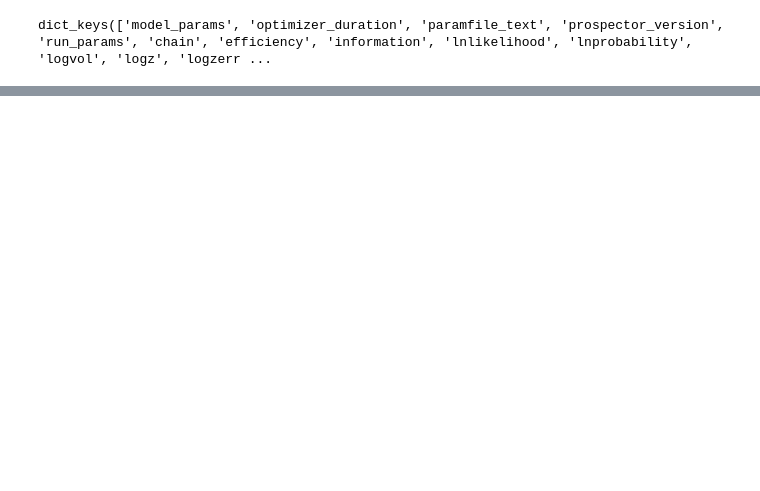
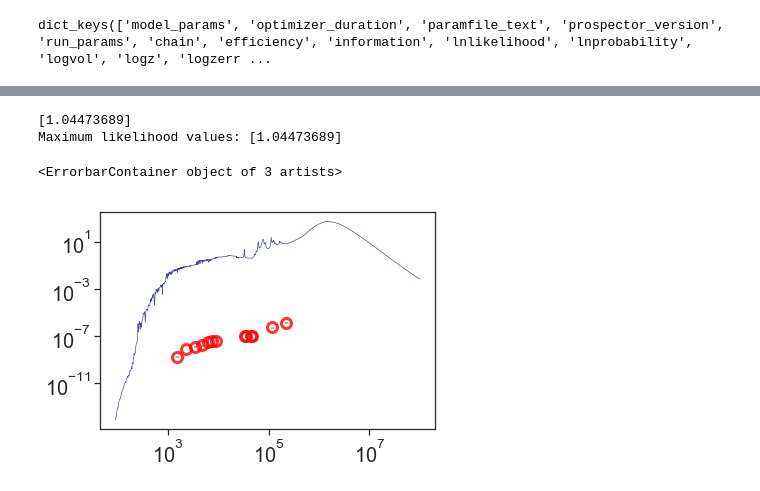
Before and after one commit to moustakas/hizea, a Jupyter notebook: science/J2118/J2118-SED.ipynb, the cells around one changed output, grey strips where cells are left out. Cells and saved outputs as stored; diff of their text form; code cells hidden in the pictures; blank space fills up the shorter version.

```diff
--- a/science/J2118/J2118-SED.ipynb
+++ b/science/J2118/J2118-SED.ipynb
@@ -46,3 +164,25 @@ MAP value: [1.23525584e+11 2.98582420e-01 9.85284363e-01 1.01303614e+00
+# %%
+imax = np.argmax(result['lnprobability'])
+theta_max = result["chain"][imax, :]
+print(theta_max)
+print('Maximum likelihood values: {}'.format(theta_max))
+
+#theta_max[0] = np.log10(theta_max[0])
+mspec, mphot, mextra = model.mean_model(theta_max, obs, sps=sps)
+wspec = sps.wavelengths * (1.0 + model.params.get('zred'))
+wphot = obs["phot_wave"]
+plt.loglog(wspec, mspec, label='Model spectrum (random draw)',
+           lw=0.7, color='navy', alpha=0.7)
+plt.errorbar(wphot, obs['maggies'], yerr=obs['maggies_unc'],
+         label='Observed photometry', ecolor='red',
+         marker='o', markersize=10, ls='', lw=3, alpha=0.8,
+         markerfacecolor='none', markeredgecolor='red',
+         markeredgewidth=3)
+# %% [output]
+[1.04473689]
+Maximum likelihood values: [1.04473689]
+<ErrorbarContainer object of 3 artists>
+[figure, added]
 # %%
 # randomly chosen parameters from chain
 randint = np.random.randint
```
Also changed, not shown: parts of 16 cells of this notebook, 2 other files.
